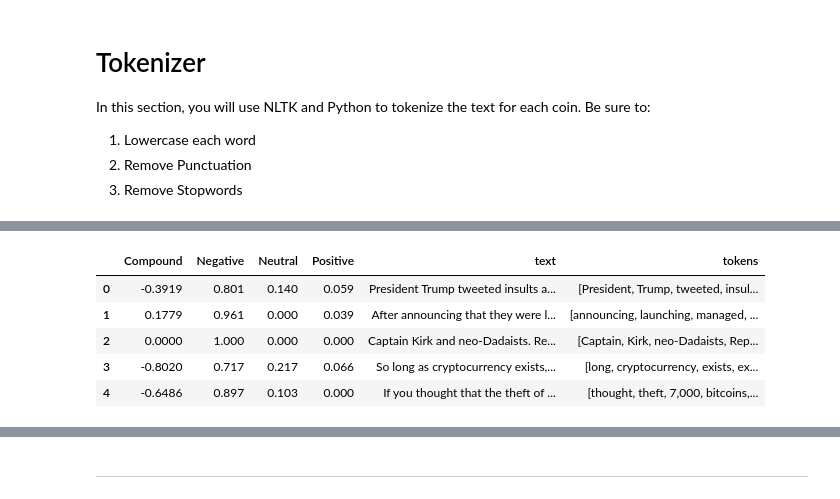
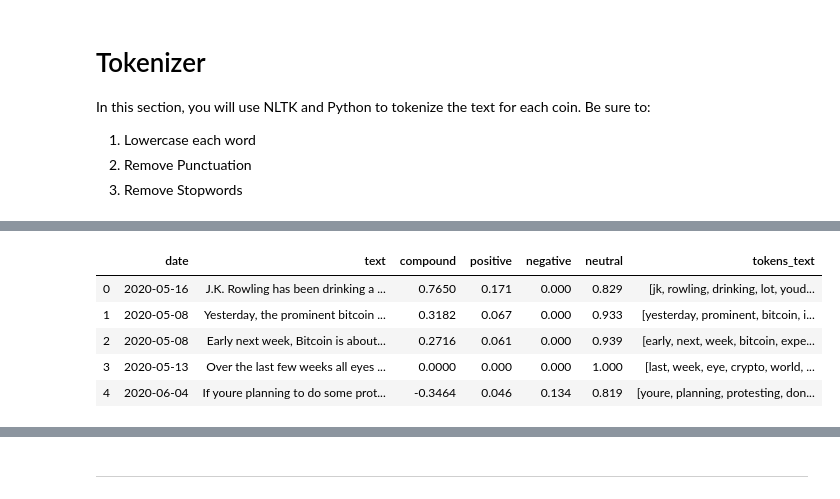
Before and after one commit to gabrieldk96/NLP, a Jupyter notebook: Instructions/Starter_Code/crypto_sentiment.ipynb, the cells around one changed output, grey strips where cells are left out. Saved outputs shown, nothing was run; the diff lists cells and outputs as text; code cells hidden in the pictures.

```diff
--- a/Instructions/Starter_Code/crypto_sentiment.ipynb
+++ b/Instructions/Starter_Code/crypto_sentiment.ipynb
@@ -195,3 +195,4 @@ from string import punctuation
 import re
 # %%
 # Expand the default stopwords list if necessary
+sw_addon = {'ha', 'char', 'every', 'has', 'have', 'had', 'colleague'}
@@ -214,2 +199,21 @@ def tokenizer(text):
+# %%
+# Complete the tokenizer function
+def tokenizer(text):
+    """Tokenizes text."""
+    sw = set(stopwords.words('english'))
+    regex = re.compile("[^a-zA-Z ]")
+    re_clean = regex.sub('', text)
+    words = word_tokenize(re_clean)
+    # Lemmatize Words into root word
+    lemmatizer = WordNetLemmatizer()
+    lem = [lemmatizer.lemmatize(word) for word in words]
+    # Convert the words to lowercase
+    # Remove the stop words
+    tokens = [word.lower() for word in lem if word.lower() not in sw.union(sw_addon)]
+
+
+    return tokens
 # %%
 # Create a new tokens column for bitcoin
+
+btc_tokens = btc_df.copy()
@@ -222,0 +220,7 @@ def tokenizer(text):
+# %%
+import nltk
+nltk.download('wordnet')
+tokenized = []
+for i in btc_tokens['text']:
+    tokenized_articles = tokenizer(i)
+    tokenized.append({'tokens':tokenized_articles})
@@ -223,9 +231,15 @@ def tokenizer(text):
+# %%
+
+tokens_df= pd.DataFrame(tokenized)
+btc_tokens['tokens_text'] = tokens_df
+btc_tokens.head()
+# %% [output]
+|  | date | text | compound | positive | negative | neutral | tokens_text |
+| 0 | 2020-05-16 | J.K. Rowling has been drinking a ... | 0.7650 | 0.171 | 0.000 | 0.829 | [jk, rowling, drinking, lot, youd... |
+| 1 | 2020-05-08 | Yesterday, the prominent bitcoin ... | 0.3182 | 0.067 | 0.000 | 0.933 | [yesterday, prominent, bitcoin, i... |
+| 2 | 2020-05-08 | Early next week, Bitcoin is about... | 0.2716 | 0.061 | 0.000 | 0.939 | [early, next, week, bitcoin, expe... |
+| 3 | 2020-05-13 | Over the last few weeks all eyes ... | 0.0000 | 0.000 | 0.000 | 1.000 | [last, week, eye, crypto, world, ... |
+| 4 | 2020-06-04 | If youre planning to do some prot... | -0.3464 | 0.046 | 0.134 | 0.819 | [youre, planning, protesting, don... |
 # %%
 # Create a new tokens column for ethereum
+eth_tokens = eth_df.copy()
-# %% [output]
-|  | Compound | Negative | Neutral | Positive | text | tokens |
-| 0 | -0.3919 | 0.801 | 0.140 | 0.059 | President Trump tweeted insults a... | [President, Trump, tweeted, insul... |
-| 1 | 0.1779 | 0.961 | 0.000 | 0.039 | After announcing that they were l... | [announcing, launching, managed, ... |
-| 2 | 0.0000 | 1.000 | 0.000 | 0.000 | Captain Kirk and neo-Dadaists. Re... | [Captain, Kirk, neo-Dadaists, Rep... |
-| 3 | -0.8020 | 0.717 | 0.217 | 0.066 | So long as cryptocurrency exists,... | [long, cryptocurrency, exists, ex... |
-| 4 | -0.6486 | 0.897 | 0.103 | 0.000 | If you thought that the theft of ... | [thought, theft, 7,000, bitcoins,... |
```
Also changed, not shown: parts of 35 cells of this notebook.
